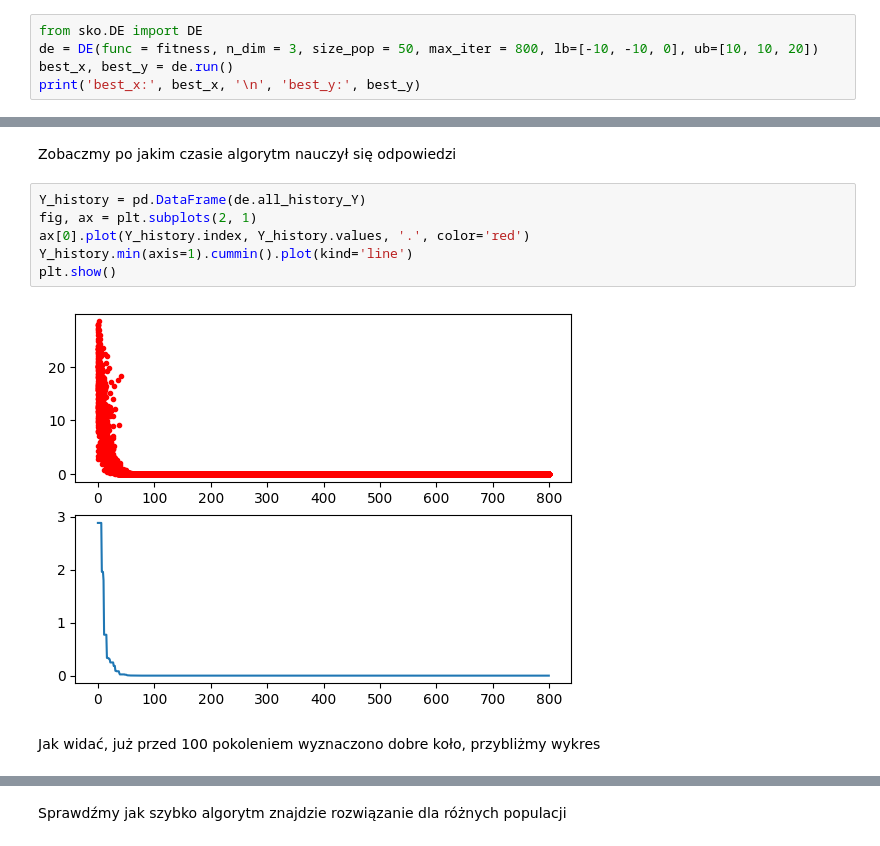
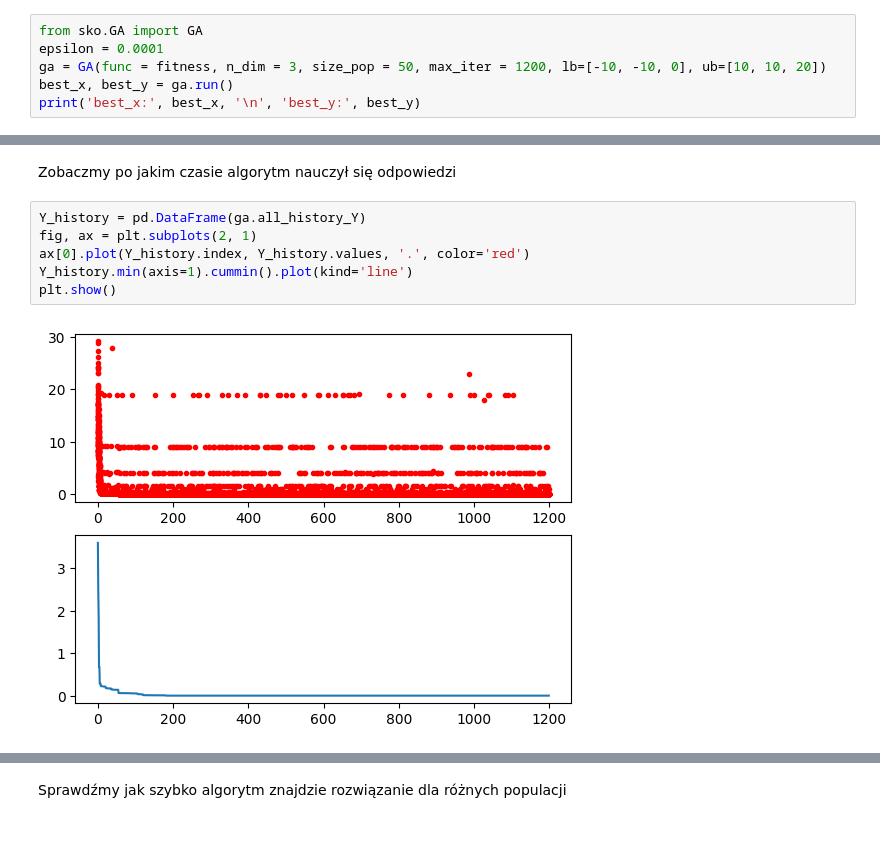
Before and after one commit to WalkedKO/Circle-In-Square-problem-with-scikit-opt, a Jupyter notebook: Circle_In_Square_problem_with_guofei9987_scikit_opt.ipynb, the cells around one changed output, grey strips where cells are left out. Cells and saved outputs as stored; diff of their text form.

```diff
--- a/Circle_In_Square_problem_with_guofei9987_scikit_opt.ipynb
+++ b/Circle_In_Square_problem_with_guofei9987_scikit_opt.ipynb
@@ -66,6 +66,7 @@ Przetestujmy jak ewolucja różnicowa poradzi sobie z tym problemem.
 # %%
-from sko.DE import DE
-de = DE(func = fitness, n_dim = 3, size_pop = 50, max_iter = 800, lb=[-10, -10, 0], ub=[10, 10, 20])
-best_x, best_y = de.run()
+from sko.GA import GA
+epsilon = 0.0001
+ga = GA(func = fitness, n_dim = 3, size_pop = 50, max_iter = 1200, lb=[-10, -10, 0], ub=[10, 10, 20])
+best_x, best_y = ga.run()
 print('best_x:', best_x, '\n', 'best_y:', best_y)
 # %% [output]
@@ -80,12 +81,10 @@ plot_square_circle(test_square, best_x, "Differential Evolution")
 # %% [markdown]
 Zobaczmy po jakim czasie algorytm nauczył się odpowiedzi
 # %%
-Y_history = pd.DataFrame(de.all_history_Y)
+Y_history = pd.DataFrame(ga.all_history_Y)
 fig, ax = plt.subplots(2, 1)
 ax[0].plot(Y_history.index, Y_history.values, '.', color='red')
 Y_history.min(axis=1).cummin().plot(kind='line')
 plt.show()
 # %% [output]
-[figure, old version]
+[figure, new version]
-# %% [markdown]
-Jak widać, już przed 100 pokoleniem wyznaczono dobre koło, przybliżmy wykres
```
Also changed, not shown: parts of 24 cells of this notebook.
